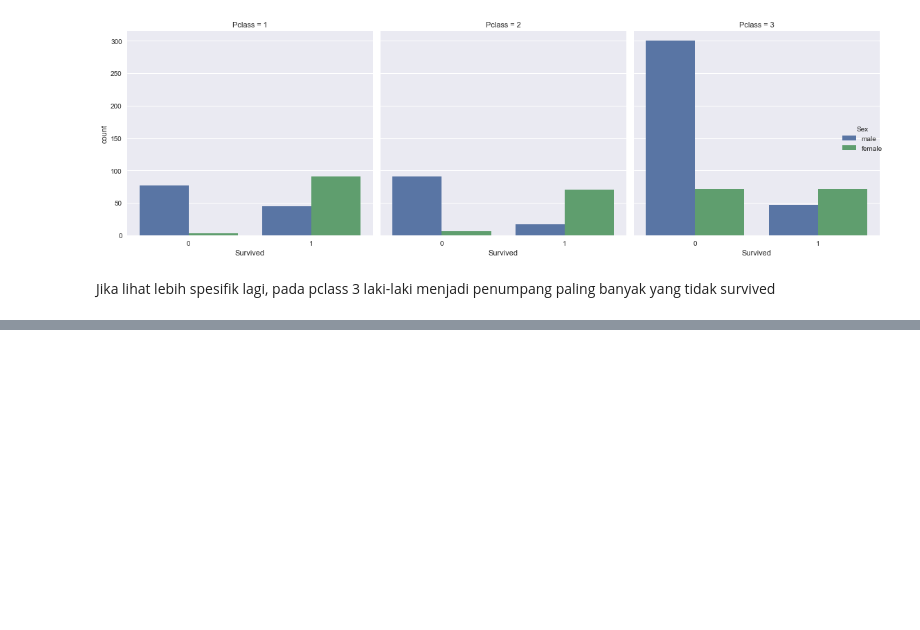
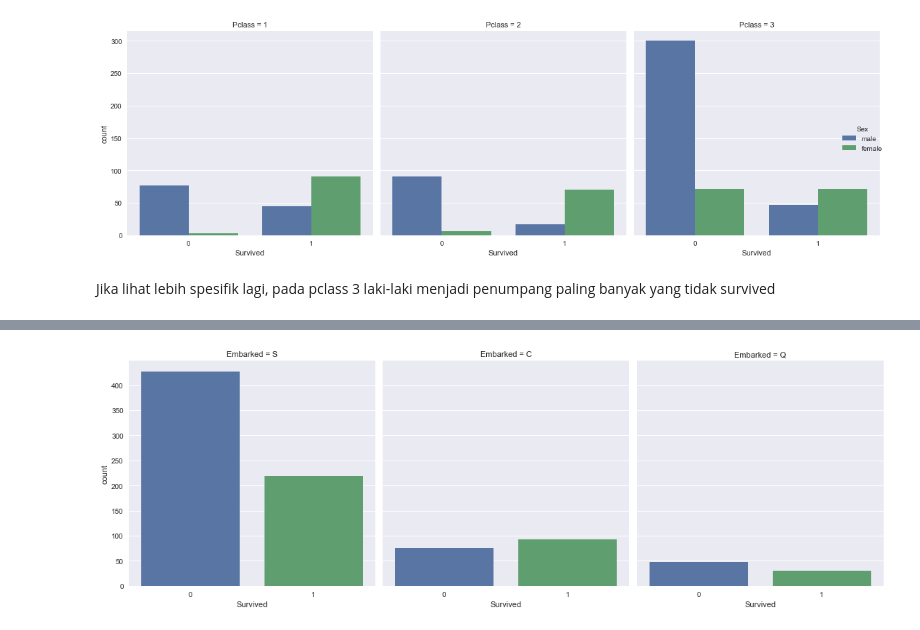
Before and after one commit to ahmadhabib5/Basic_Machine_Learning, a Jupyter notebook: Titanic-Dataset/Notebook Titanic Dataset.ipynb, the cells around one changed output, grey strips where cells are left out. Cells and saved outputs as stored; diff of their text form; code cells hidden in the pictures; blank space fills up the shorter version.

```diff
--- a/Titanic-Dataset/Notebook Titanic Dataset.ipynb
+++ b/Titanic-Dataset/Notebook Titanic Dataset.ipynb
@@ -255,0 +291,5 @@ Jika lihat lebih spesifik lagi, pada pclass 3 laki-laki menjadi penumpang paling
+# %%
+sns.catplot(x='Survived',col='Embarked',data=df, kind='count')
+plt.show()
+# %% [output]
+[figure, added]
```
Also changed, not shown: parts of 16 cells of this notebook.
